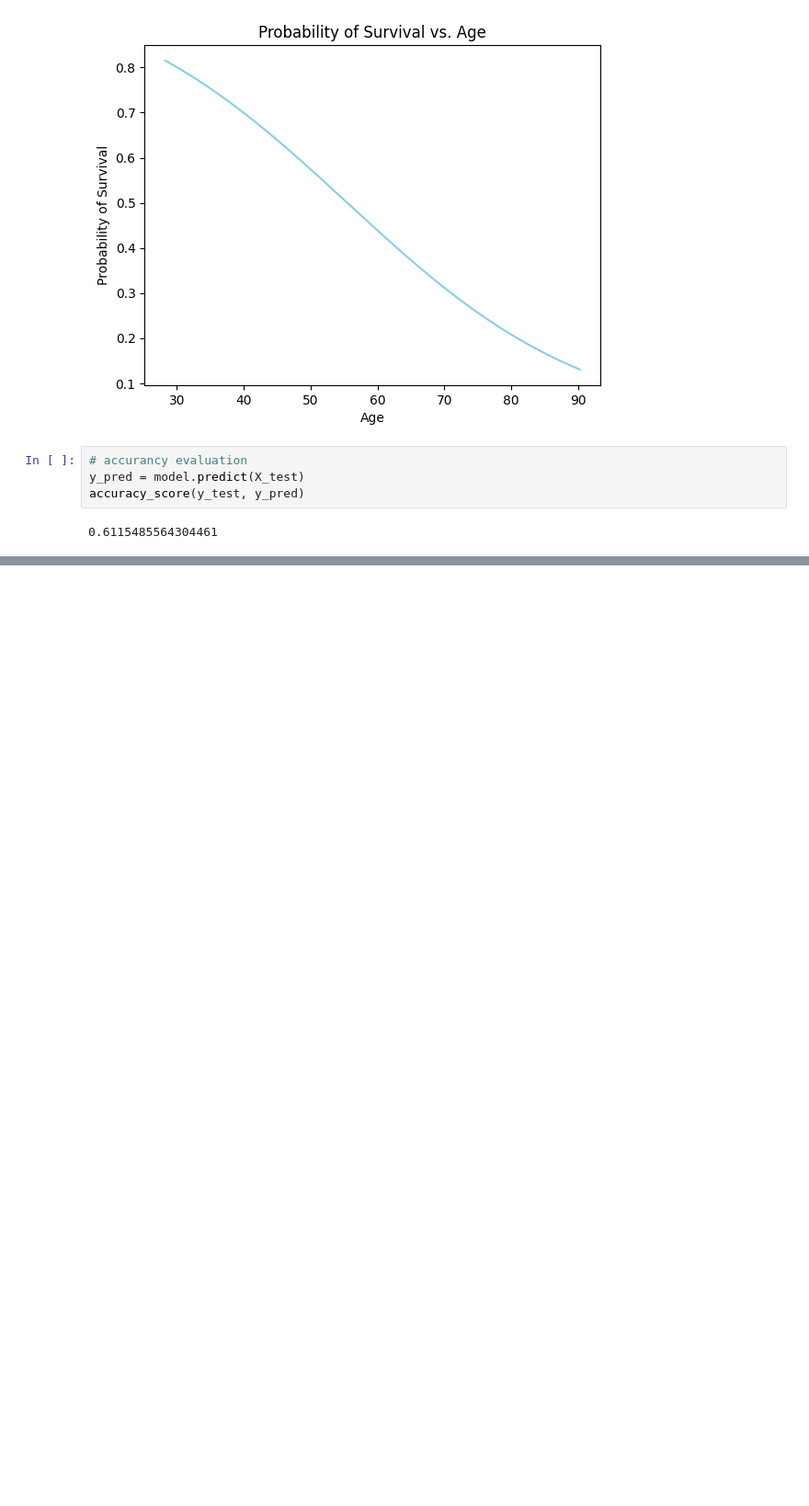
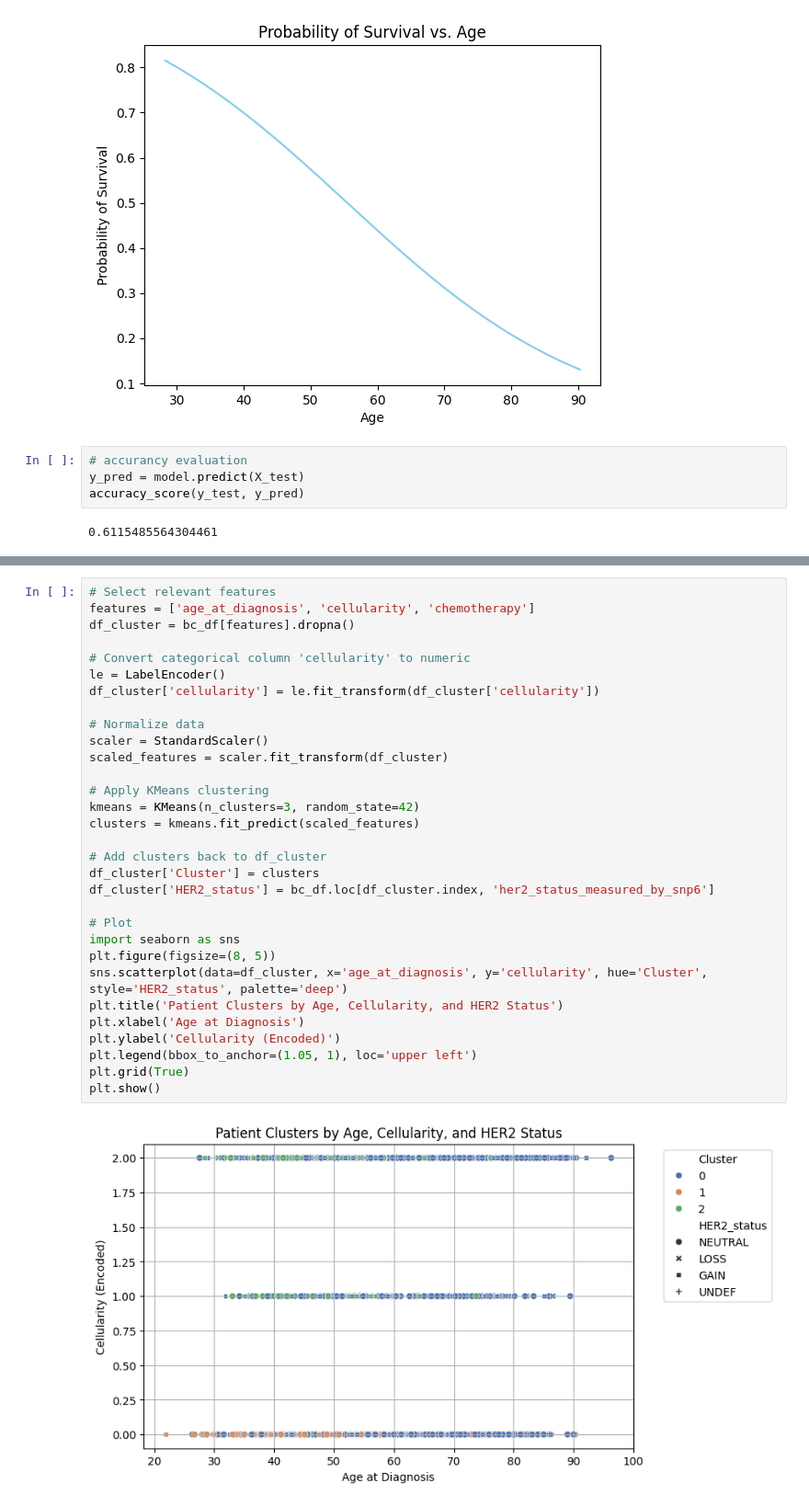
Before and after one commit to yiminy808/BE-447-Yimin-Maybelle, a Jupyter notebook: Checkin3_age_vs_survival.ipynb, the cells around one changed output, grey strips where cells are left out. Shown at 92% size. Drawn from its saved outputs; the diff is of its cells as text; blank space fills up the shorter version.

```diff
--- a/Checkin3_age_vs_survival.ipynb
+++ b/Checkin3_age_vs_survival.ipynb
@@ -114,0 +129,33 @@ accuracy_score(y_test, y_pred)
+# %%
+# Select relevant features
+features = ['age_at_diagnosis', 'cellularity', 'chemotherapy']
+df_cluster = bc_df[features].dropna()
+
+# Convert categorical column 'cellularity' to numeric
+le = LabelEncoder()
+df_cluster['cellularity'] = le.fit_transform(df_cluster['cellularity'])
+
+# Normalize data
+scaler = StandardScaler()
+scaled_features = scaler.fit_transform(df_cluster)
+
+# Apply KMeans clustering
+kmeans = KMeans(n_clusters=3, random_state=42)
+clusters = kmeans.fit_predict(scaled_features)
+
+# Add clusters back to df_cluster
+df_cluster['Cluster'] = clusters
+df_cluster['HER2_status'] = bc_df.loc[df_cluster.index, 'her2_status_measured_by_snp6']
+
+# Plot
+import seaborn as sns
+plt.figure(figsize=(8, 5))
+sns.scatterplot(data=df_cluster, x='age_at_diagnosis', y='cellularity', hue='Cluster', style='HER2_status', palette='deep')
+plt.title('Patient Clusters by Age, Cellularity, and HER2 Status')
+plt.xlabel('Age at Diagnosis')
+plt.ylabel('Cellularity (Encoded)')
+plt.legend(bbox_to_anchor=(1.05, 1), loc='upper left')
+plt.grid(True)
+plt.show()
+# %% [output]
+[figure, added]
```
Also changed, not shown: parts of 4 cells of this notebook.
